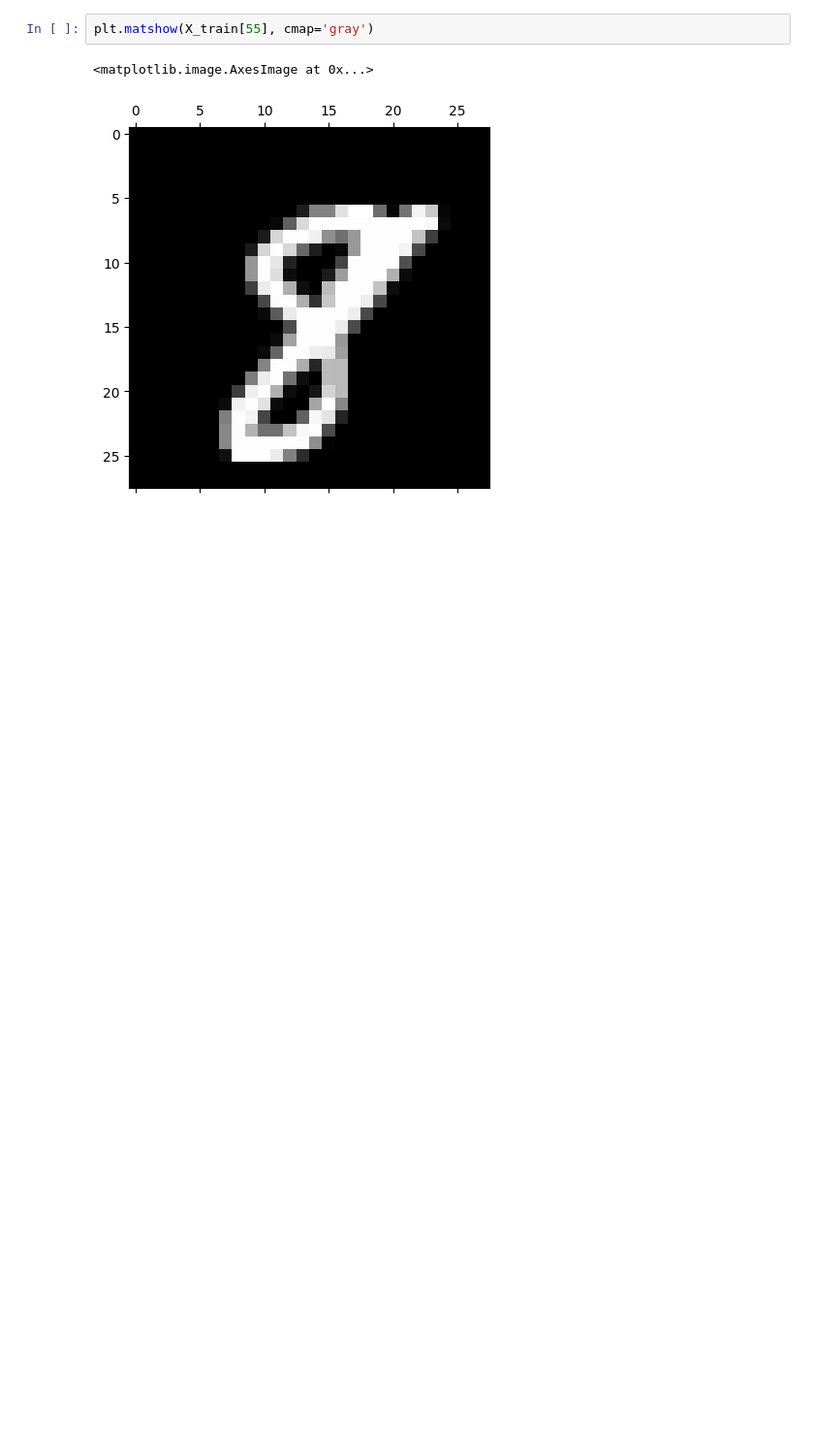
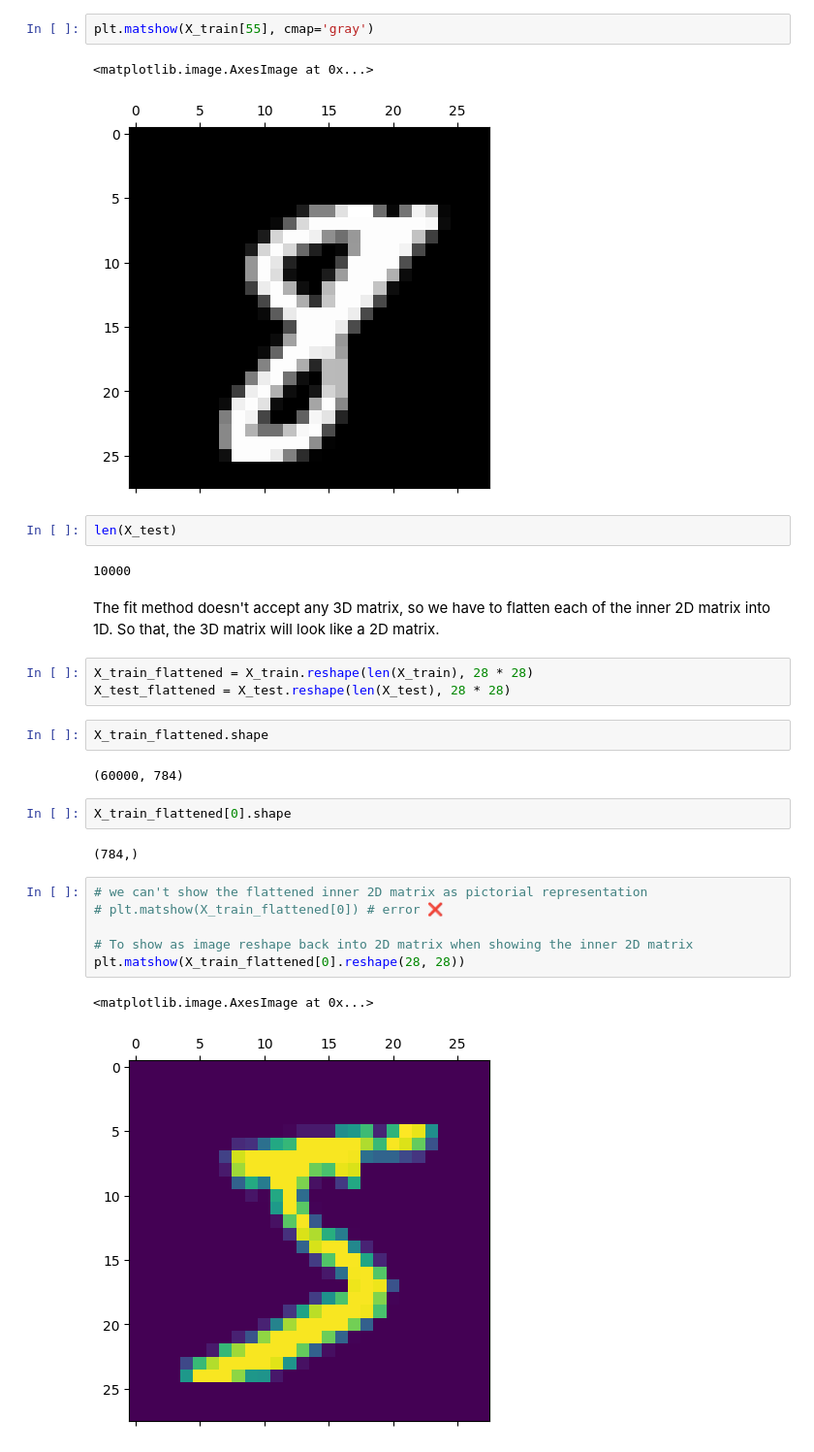
Before and after one commit to SubodhShil/AI-Machine-Learning, a Jupyter notebook: Ostad Course/Module 12/KNN/handwritten_digit_classification.ipynb, the cells around one changed output. Shown: that part at 97% size. Drawn from its saved outputs; the diff is of its cells as text; blank space fills up the shorter version.

```diff
--- a/Ostad Course/Module 12/KNN/handwritten_digit_classification.ipynb
+++ b/Ostad Course/Module 12/KNN/handwritten_digit_classification.ipynb
@@ -77,3 +77,29 @@ plt.matshow(X_train[55], cmap='gray')
 # %% [output]
 <matplotlib.image.AxesImage at 0x...>
 [figure]
+# %%
+len(X_test)
+# %% [output]
+10000
+# %% [markdown]
+The fit method doesn't accept any 3D matrix, so we have to flatten each of the inner 2D matrix into 1D. So that, the 3D matrix will look like a 2D matrix.
+# %%
+X_train_flattened = X_train.reshape(len(X_train), 28 * 28)
+X_test_flattened = X_test.reshape(len(X_test), 28 * 28)
+# %%
+X_train_flattened.shape
+# %% [output]
+(60000, 784)
+# %%
+X_train_flattened[0].shape
+# %% [output]
+(784,)
+# %%
+# we can't show the flattened inner 2D matrix as pictorial representation
+# plt.matshow(X_train_flattened[0]) # error ❌
+
+# To show as image reshape back into 2D matrix when showing the inner 2D matrix
+plt.matshow(X_train_flattened[0].reshape(28, 28))
+# %% [output]
+<matplotlib.image.AxesImage at 0x...>
+[figure, added]
```
Also changed, not shown: parts of 9 cells of this notebook, 2 other files.
